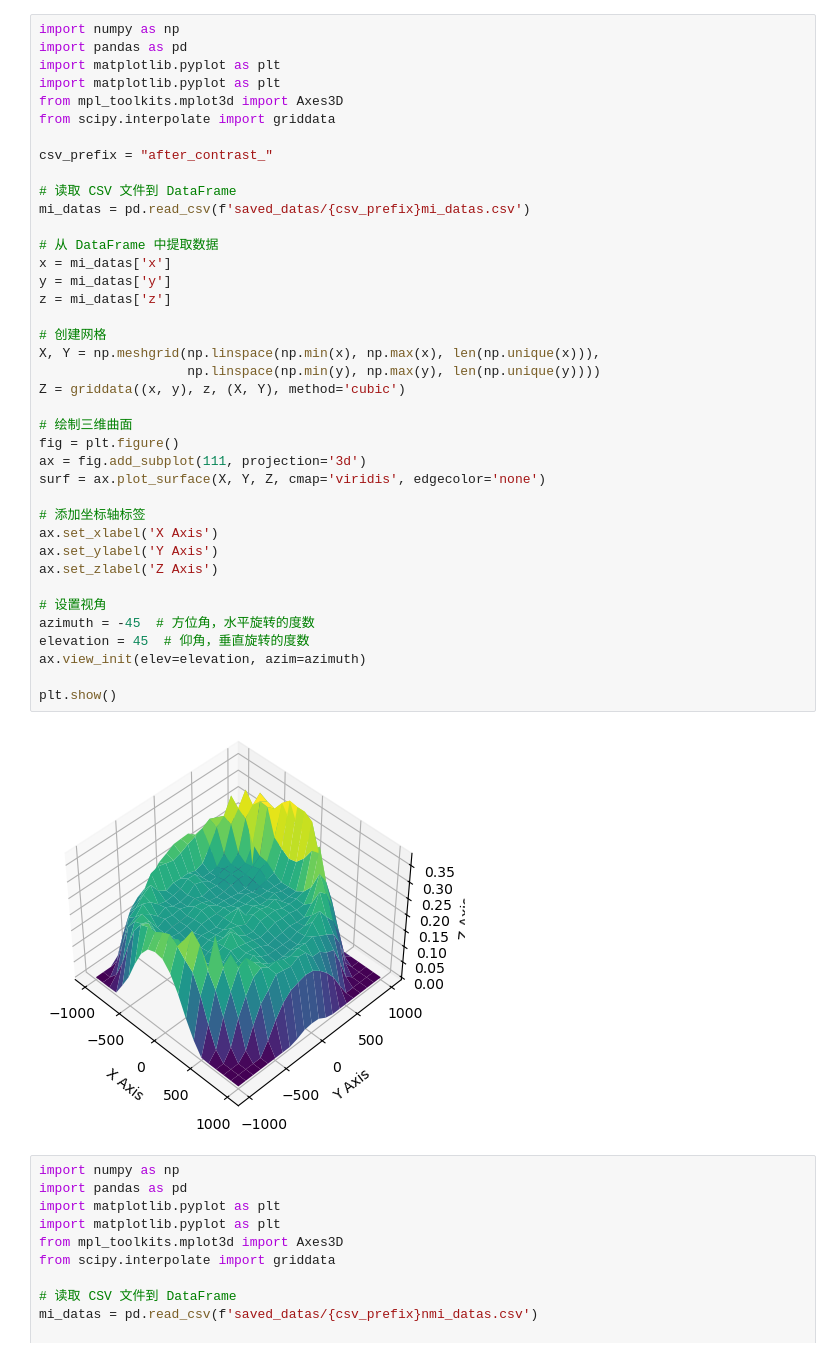
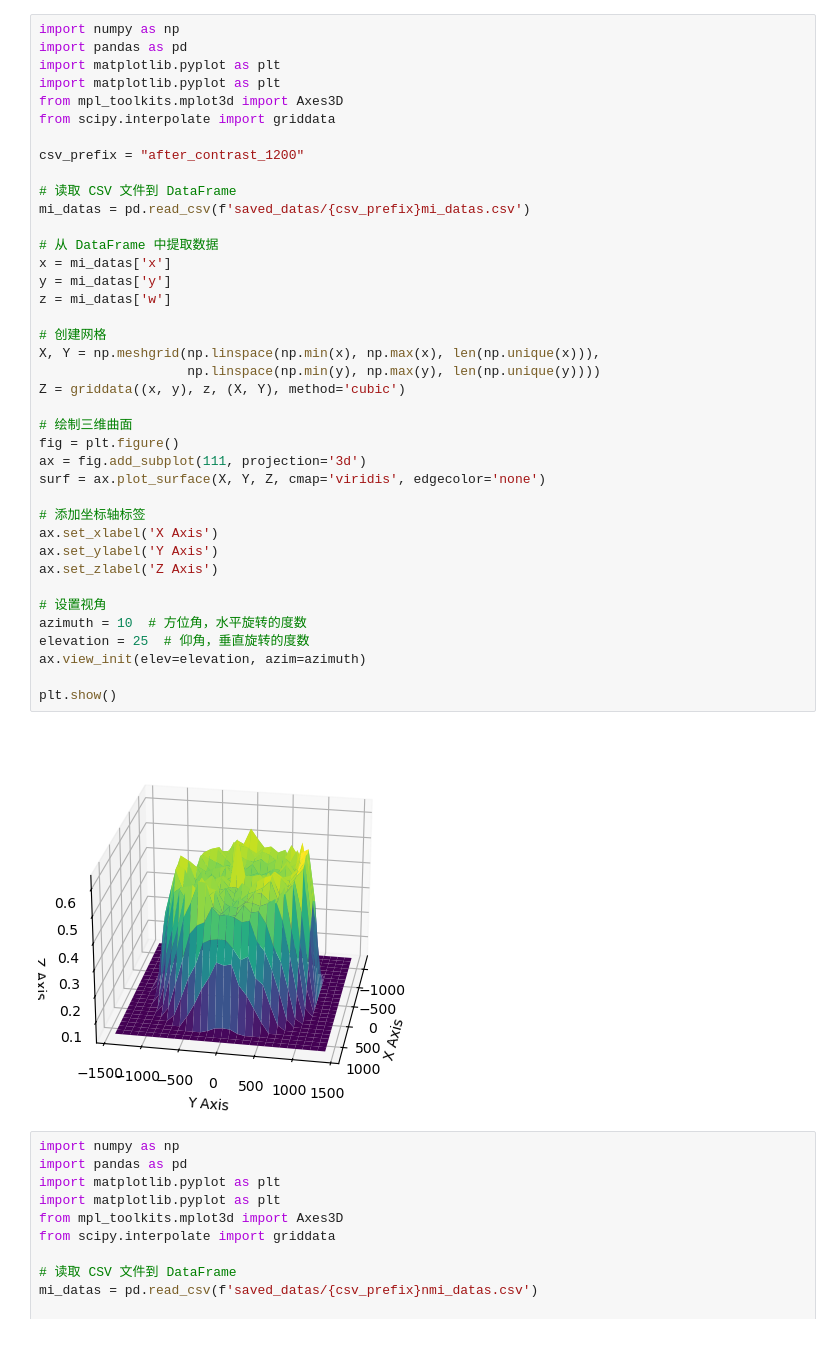
Before and after one commit to Barryzp/ml-workspace, a Jupyter notebook: registration/similarity-measure/mi_spatial.ipynb, the cells around one changed output. Drawn from its saved outputs; the diff is of its cells as text.

```diff
--- a/registration/similarity-measure/mi_spatial.ipynb
+++ b/registration/similarity-measure/mi_spatial.ipynb
@@ -173,39 +174,39 @@ import matplotlib.pyplot as plt
 from mpl_toolkits.mplot3d import Axes3D
 from scipy.interpolate import griddata
 
-csv_prefix = "after_contrast_"
+csv_prefix = "after_contrast_1200"
 
 # 读取 CSV 文件到 DataFrame
 mi_datas = pd.read_csv(f'saved_datas/{csv_prefix}mi_datas.csv')
 
 # 从 DataFrame 中提取数据
 x = mi_datas['x']
 y = mi_datas['y']
-z = mi_datas['z']
+z = mi_datas['w']
 
 # 创建网格
 X, Y = np.meshgrid(np.linspace(np.min(x), np.max(x), len(np.unique(x))),
                    np.linspace(np.min(y), np.max(y), len(np.unique(y))))
 Z = griddata((x, y), z, (X, Y), method='cubic')
 
 # 绘制三维曲面
 fig = plt.figure()
 ax = fig.add_subplot(111, projection='3d')
 surf = ax.plot_surface(X, Y, Z, cmap='viridis', edgecolor='none')
 
 # 添加坐标轴标签
 ax.set_xlabel('X Axis')
 ax.set_ylabel('Y Axis')
 ax.set_zlabel('Z Axis')
 
 # 设置视角
-azimuth = -45  # 方位角，水平旋转的度数
-elevation = 45  # 仰角，垂直旋转的度数
+azimuth = 10  # 方位角，水平旋转的度数
+elevation = 25  # 仰角，垂直旋转的度数
 ax.view_init(elev=elevation, azim=azimuth)
 
 plt.show()
 # %% [output]
-[figure, old version]
+[figure, new version]
 # %%
 import numpy as np
 import pandas as pd
```
Also changed, not shown: parts of 2 cells of this notebook, 17 other files.
